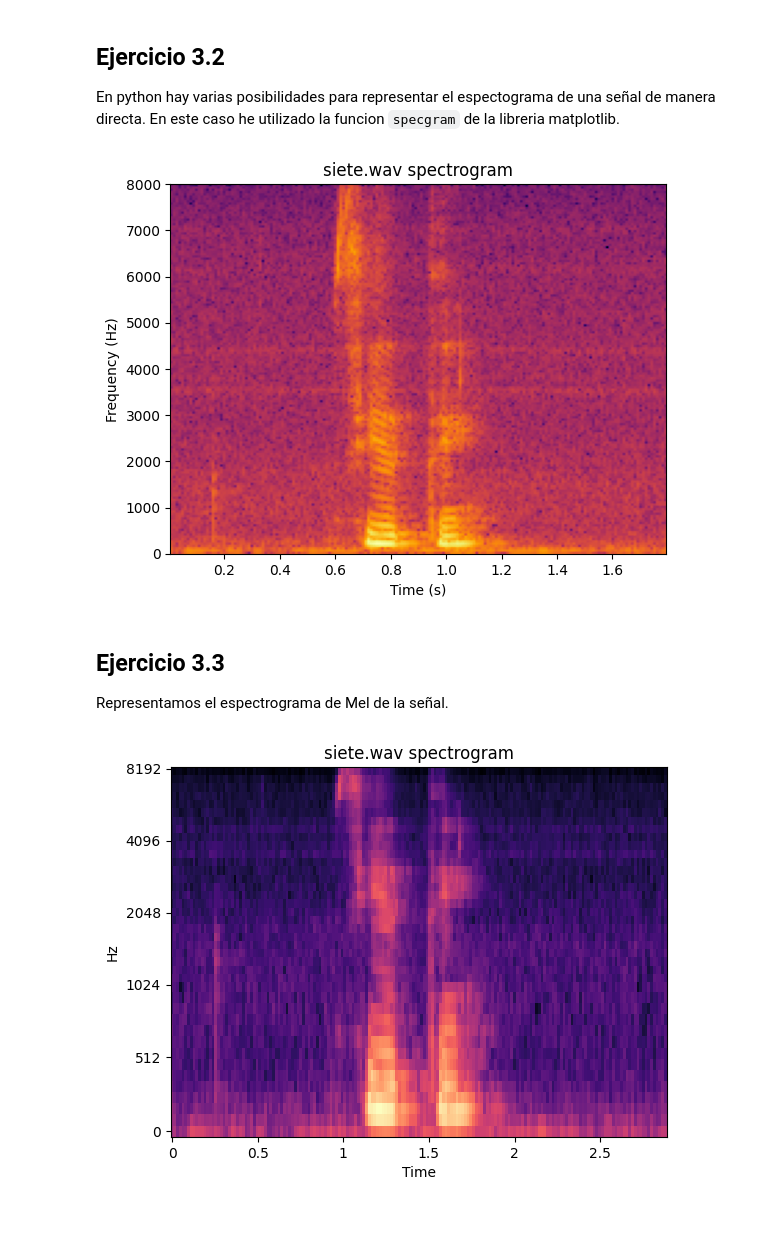
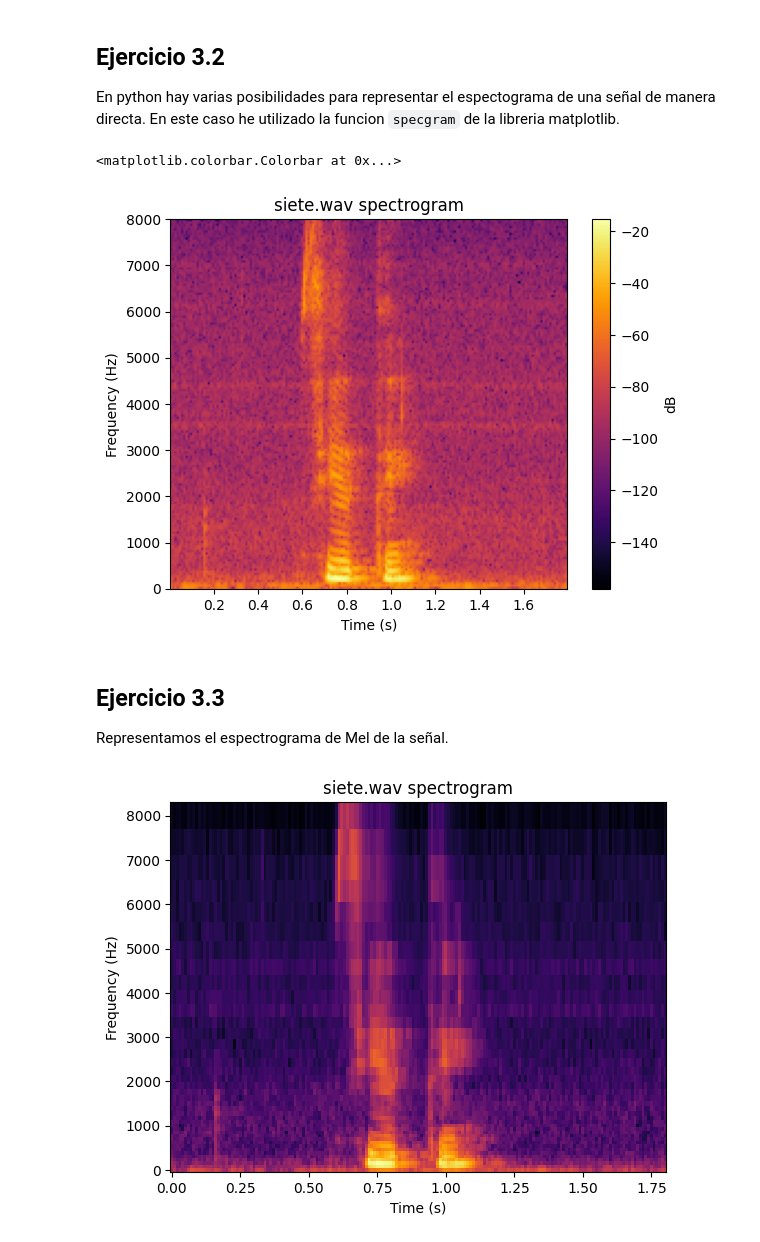
Before and after one commit to carlosedm10/joan-tds, a Jupyter notebook: pracs/prac3/prac3.ipynb, the cells around one changed output. Saved outputs shown, nothing was run; the diff lists cells and outputs as text; code cells hidden in the pictures.

```diff
--- a/pracs/prac3/prac3.ipynb
+++ b/pracs/prac3/prac3.ipynb
@@ -26,9 +26,15 @@ def signal_from_file(filename):
     # read the audio file
     fs, y = wav.read(filename)
 
-    # normalize the signal
-    # signal values are stored as 16-bit integers
-    y = y / 2**15
+    # normalize the signal if it is not already normalized
+    # to normalize the signal we divide by the maximum possible value of the data type
+    if np.any(abs(y) > 1):
+        if np.issubdtype(y.dtype, np.integer):
+            y = y / np.iinfo(y.dtype).max
+        elif np.issubdtype(y.dtype, np.floating):
+            y = y / np.finfo(y.dtype).max
+        else:
+            raise ValueError("Could not normalize signal")
 
     return Signal(y, fs, os.path.basename(filename))
 
@@ -110,19 +117,22 @@ En este caso he utilizado la funcion `specgram` de la libreria matplotlib.
 # %%
 fig, ax = plt.subplots()
 ax.set_title(f"{signal.file} spectrogram")
 ax.set_xlabel("Time (s)")
 ax.set_ylabel("Frequency (Hz)")
 
-spectrum, freqs, t, im = ax.specgram(
+_, _, _, im = ax.specgram(
     signal.y,
-    window=windows.hann(frame_len),
     Fs=signal.fs,
     NFFT=frame_len,
     noverlap=frame_len // 2,
+    mode="magnitude",
     cmap="inferno",
 )
+
+fig.colorbar(im, label="dB")
 # %% [output]
+<matplotlib.colorbar.Colorbar at 0x...>
-[figure, old version]
+[figure, new version]
 # %% [markdown]
 ## Ejercicio 3.3
 Representamos el espectrograma de Mel de la señal.
@@ -141,16 +151,16 @@ mel_spectrogram = lr.feature.melspectrogram(
     n_mels=40,
 )
 
-# display the mel spectrogram in dB
-_ = lr.display.specshow(
-    20 * np.log10(mel_spectrogram),
-    x_axis="time",
-    y_axis="mel",
-    sr=signal.fs,
-    hop_length=256,
-)
+t = lr.times_like(mel_spectrogram, sr=signal.fs, hop_length=frame_len // 2)
+f = lr.mel_frequencies(n_mels=40, fmin=0, fmax=signal.fs / 2)
+T, F = np.meshgrid(t, f)
+
+ax.pcolormesh(T, F, 20 * np.log10(mel_spectrogram), cmap="inferno")
+fig.colorbar(pcm, label="dB")
+
+plt.show()
 # %% [output]
-[figure, old version]
+[figure, new version]
 # %%
 frame_duration = 0.015  # frame duration in seconds
 
```
Also changed, not shown: parts of 3 cells of this notebook, 47 other files.
